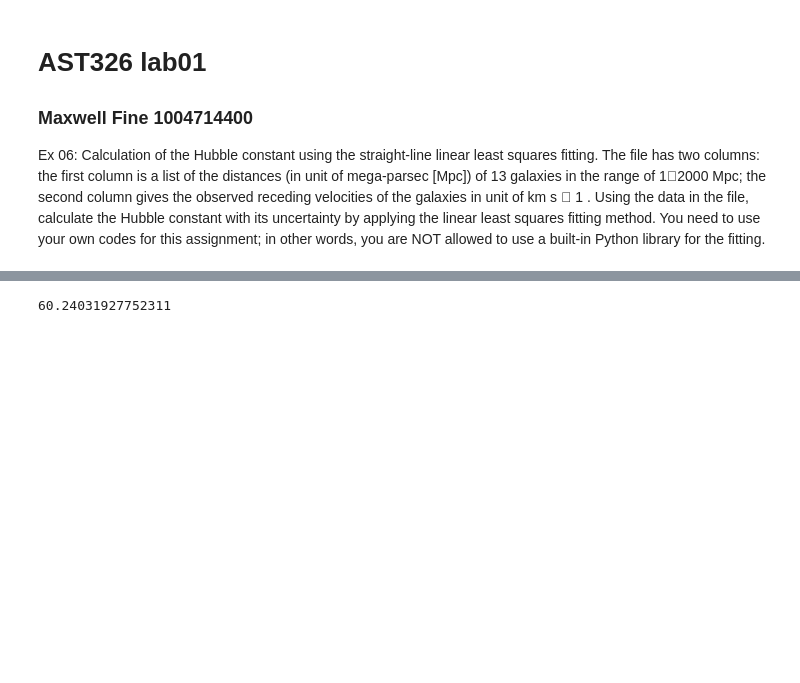
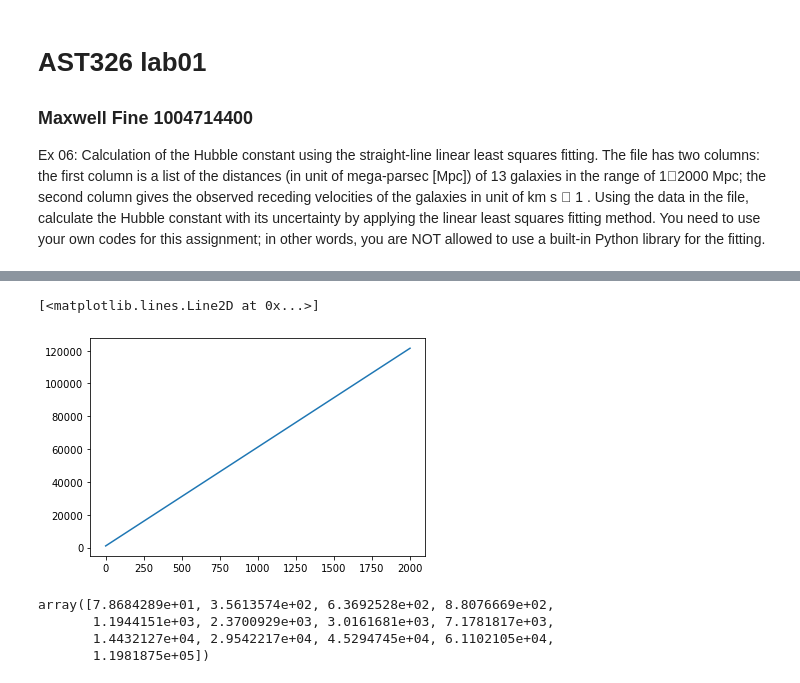
Before and after one commit to afinemax/AST326, a Jupyter notebook: lab01/hubble_constant.ipynb, the cells around one changed output, grey strips where cells are left out. Cells and saved outputs as stored; diff of their text form; code cells hidden in the pictures; blank space fills up the shorter version.

```diff
--- a/lab01/hubble_constant.ipynb
+++ b/lab01/hubble_constant.ipynb
@@ -61,6 +99,12 @@ plt.savefig('figs/hubble.pdf')
 # %%
-hubble_c = mfit
+plt.plot(distance, my_m* distance + my_c)
+# %% [output]
+[<matplotlib.lines.Line2D at 0x...>]
+[figure, added]
 # %%
-hubble_c
+**2rec_vel
 # %% [output]
-60.24031927752311
+array([7.8684289e+01, 3.5613574e+02, 6.3692528e+02, 8.8076669e+02,
+       1.1944151e+03, 2.3700929e+03, 3.0161681e+03, 7.1781817e+03,
+       1.4432127e+04, 2.9542217e+04, 4.5294745e+04, 6.1102105e+04,
+       1.1981875e+05])
```
Also changed, not shown: parts of 5 cells of this notebook, 7 other files.
